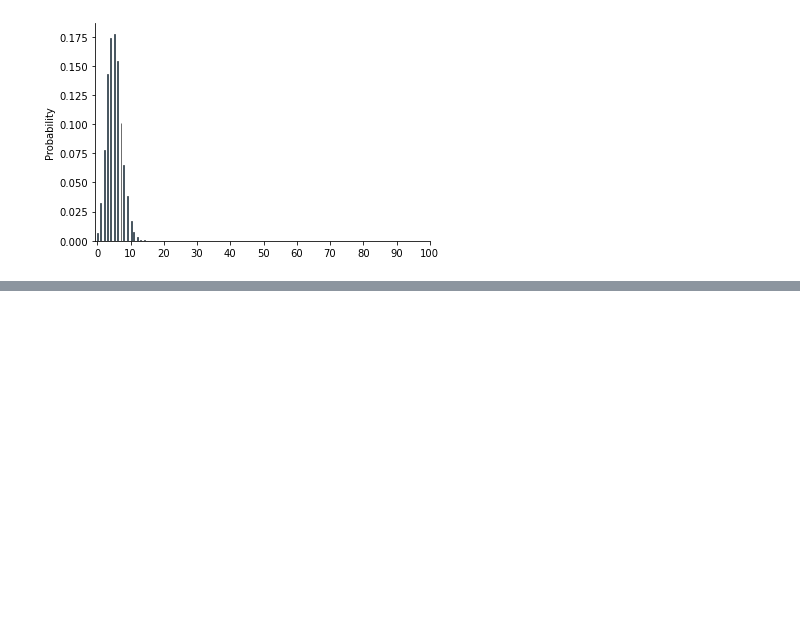
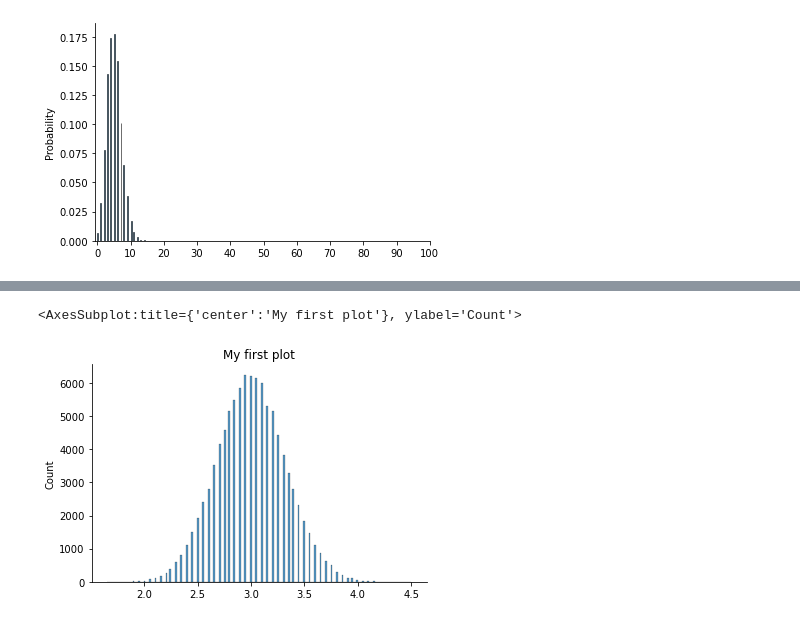
Before and after one commit to fredzett/Notebooks, a Jupyter notebook: Chapter_02_code.ipynb, the cells around one changed output, grey strips where cells are left out. Drawn from its saved outputs; the diff is of its cells as text; code cells hidden in the pictures; blank space fills up the shorter version.

```diff
--- a/Chapter_02_code.ipynb
+++ b/Chapter_02_code.ipynb
@@ -354,0 +404,20 @@ myplot.set_xticks(ticks);
+# %%
+def experiment(dist, n):
+    results = dist.rvs(n)
+    return np.mean(results)
+
+def myhistplot(data, title):
+    ax = sns.histplot(data)
+    ax.set_title(title)
+    sns.despine()
+    return ax
+# %%
+xbars = []
+for i in range(n_sims):
+    xbar = experiment(B,20)
+    xbars.append(xbar)
+# %%
+myhistplot(xbars, "My first plot")
+# %% [output]
+<AxesSubplot:title={'center':'My first plot'}, ylabel='Count'>
+[figure, added]
```
Also changed, not shown: parts of 8 cells of this notebook, 7 other files.
